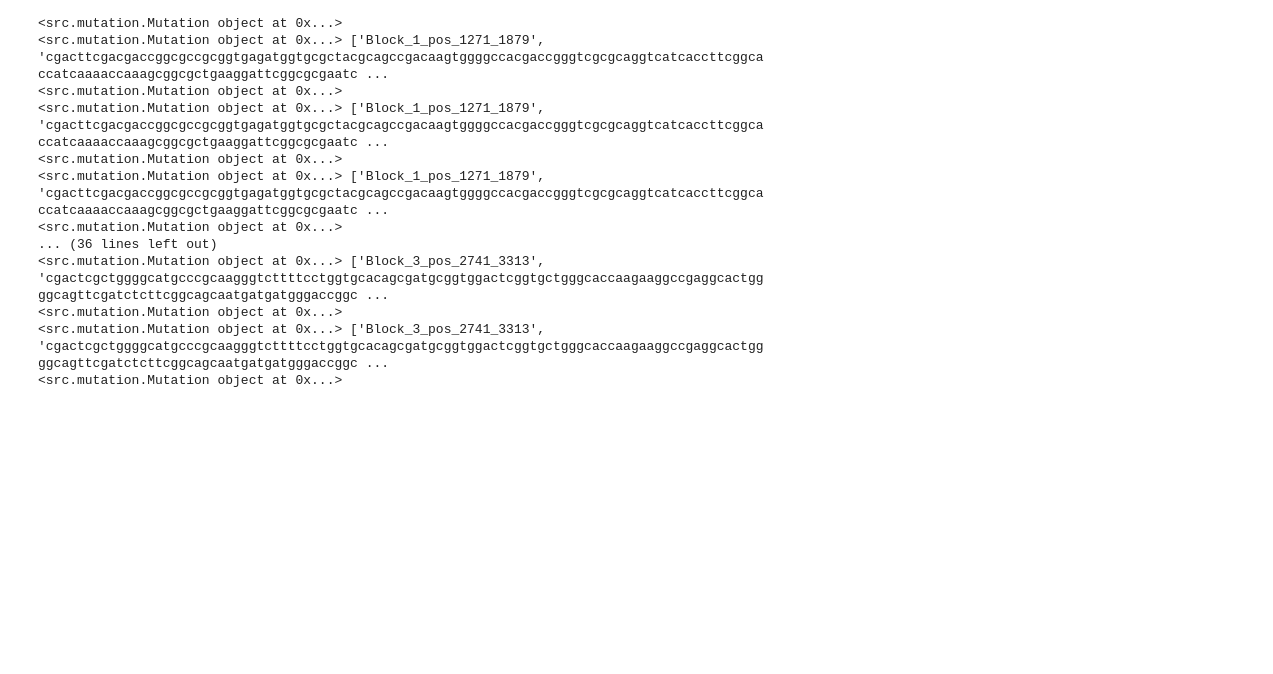
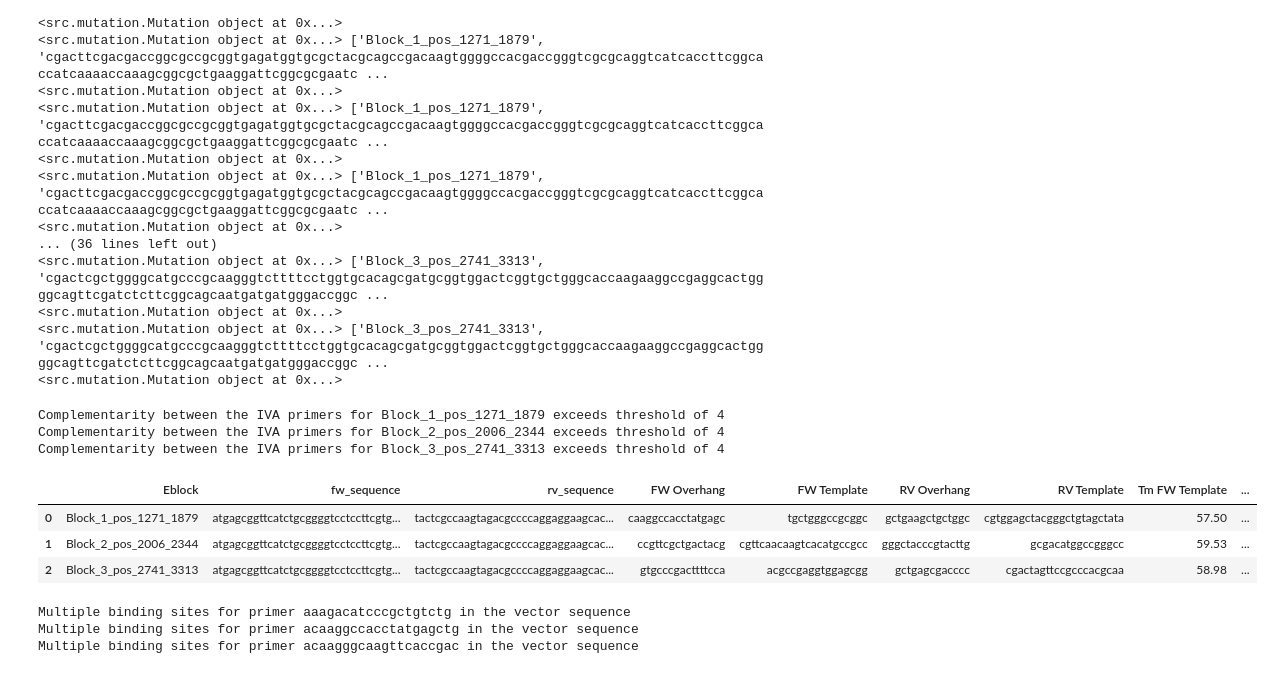
Before and after one commit to CDDLeiden/PyVADesign, a Jupyter notebook: tutorial/tutorial.ipynb, the cells around one changed output. Drawn from its saved outputs; the diff is of its cells as text; code cells hidden in the pictures; blank space fills up the shorter version.

Commit message:
WIP add snapgene output

```diff
--- a/tutorial/tutorial.ipynb
+++ b/tutorial/tutorial.ipynb
@@ -149,3 +139,34 @@ primers_instance.run_IVAprimer()
+# %%
+# Create a primer design object and run the primer design process for IVA primers to amplify the eblocks
+
+primers_instance = DesignPrimers(mutation_instance=mutation_instance,
+                                 eblock_instance=eblocks_instance,
+                                 eblocks_design_instance=design_instance,
+                                 sequence_instance=sequence_instance,
+                                 output_dir=output_dir)
+
+primers_instance.run_IVAprimer()
+
+# TODO Save the printed output to a file
+# TODO Do not show the data frame here, but save it to a file
+# TODO All primers seem to be the same, check this
+# TODO Save the begin and end index of the primer on the gene/vector sequence
+# %% [output]
+Complementarity between the IVA primers for Block_1_pos_1271_1879 exceeds threshold of 4
+Complementarity between the IVA primers for Block_2_pos_2006_2344 exceeds threshold of 4
+Complementarity between the IVA primers for Block_3_pos_2741_3313 exceeds threshold of 4
+|  | Eblock | fw_sequence | rv_sequence | FW Overhang | FW Template | RV Overhang | RV Template | Tm FW Template | ... |
+| 0 | Block_1_pos_1271_1879 | atgagcggttcatctgcggggtcctccttcgtg... | tactcgccaagtagacgccccaggaggaagcac... | caaggccacctatgagc | tgctgggccgcggc | gctgaagctgctggc | cgtggagctacgggctgtagctata | 57.50 | ... |
+| 1 | Block_2_pos_2006_2344 | atgagcggttcatctgcggggtcctccttcgtg... | tactcgccaagtagacgccccaggaggaagcac... | ccgttcgctgactacg | cgttcaacaagtcacatgccgcc | gggctacccgtacttg | gcgacatggccgggcc | 59.53 | ... |
+| 2 | Block_3_pos_2741_3313 | atgagcggttcatctgcggggtcctccttcgtg... | tactcgccaagtagacgccccaggaggaagcac... | gtgcccgacttttcca | acgccgaggtggagcgg | gctgagcgacccc | cgactagttccgcccacgcaa | 58.98 | ... |
+# %%
+# Also design sequencing primers to validate the insertion of the eblocks
+
+primers_instance.run_SEQprimer()
+# %% [output]
+Multiple binding sites for primer aaagacatcccgctgtctg in the vector sequence
+Multiple binding sites for primer acaaggccacctatgagctg in the vector sequence
+Multiple binding sites for primer acaagggcaagttcaccgac in the vector sequence
 # %%
 for k, v in design_instance.eblocks.items():
     print(k, v)
```
Also changed, not shown: parts of 3 cells of this notebook, 1 other file.
